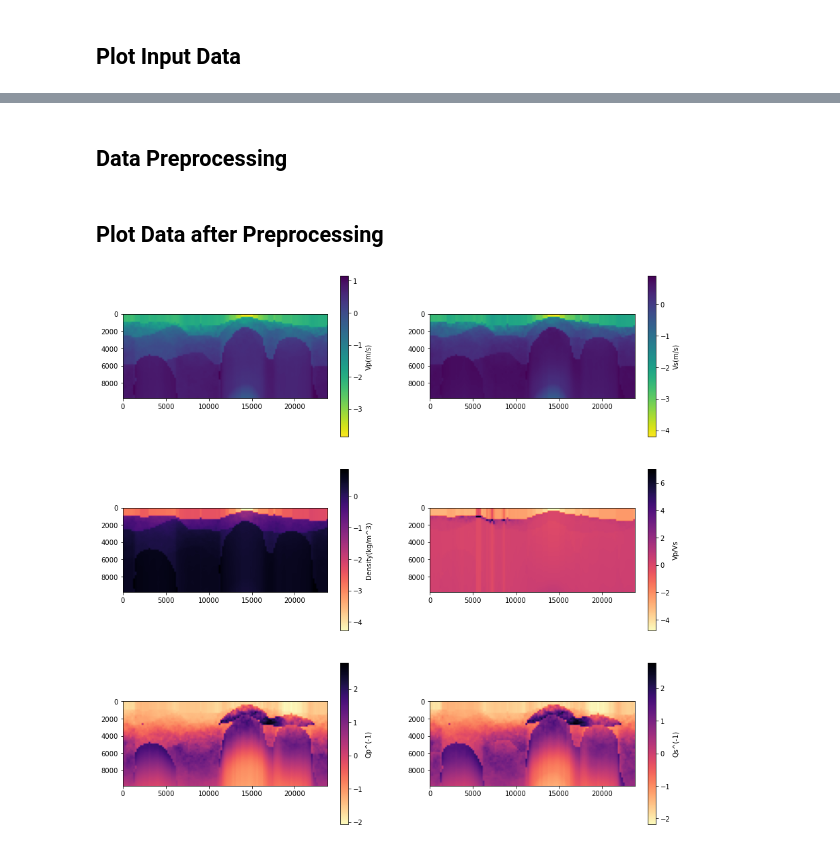
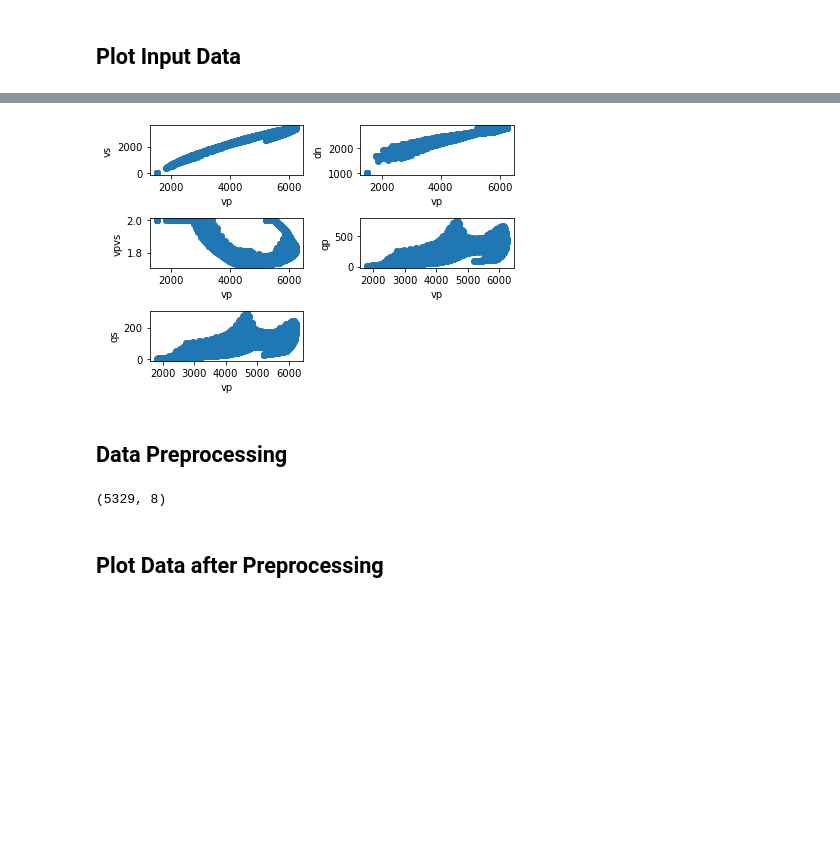
Before and after one commit to acse-yc220/finalProject, a Jupyter notebook: project.ipynb, the cells around one changed output, grey strips where cells are left out. Saved outputs shown, nothing was run; the diff lists cells and outputs as text; code cells hidden in the pictures; blank space fills up the shorter version.

```diff
--- a/project.ipynb
+++ b/project.ipynb
@@ -23,2 +34,10 @@ crossplot(data_list)
+# %%
+# Rewrite the crossplot function. This function should plot the cross-plot (scatter plot)
+# of each pair of physical properties
+
+# Here is an example. Turn it into a nice function like the showDistribution function
+crossplot(new_data)
+# %% [output]
+[figure, added]
 # %% [markdown]
 ## Data Preprocessing
@@ -27,6 +44,13 @@ data_new = preprocessing(data_list)
+# %%
+# I am unsure about what is happening with Standard Scaler
+# Try replacing it with a normalization funciton that you write from scratch
+#- remove the mean
+#- divide by the variance
+# Example:
+
+data_preprocessing = preprocessing(data_noNan)
+#data_new = preprocessing(data_list)
+# %% [output]
+(5329, 8)
 # %% [markdown]
 ## Plot Data after Preprocessing
-# %%
-show_data(data_new,3,2)
-# %% [output]
-[figure, removed]
```
Also changed, not shown: parts of 17 cells of this notebook, 1 other file.
